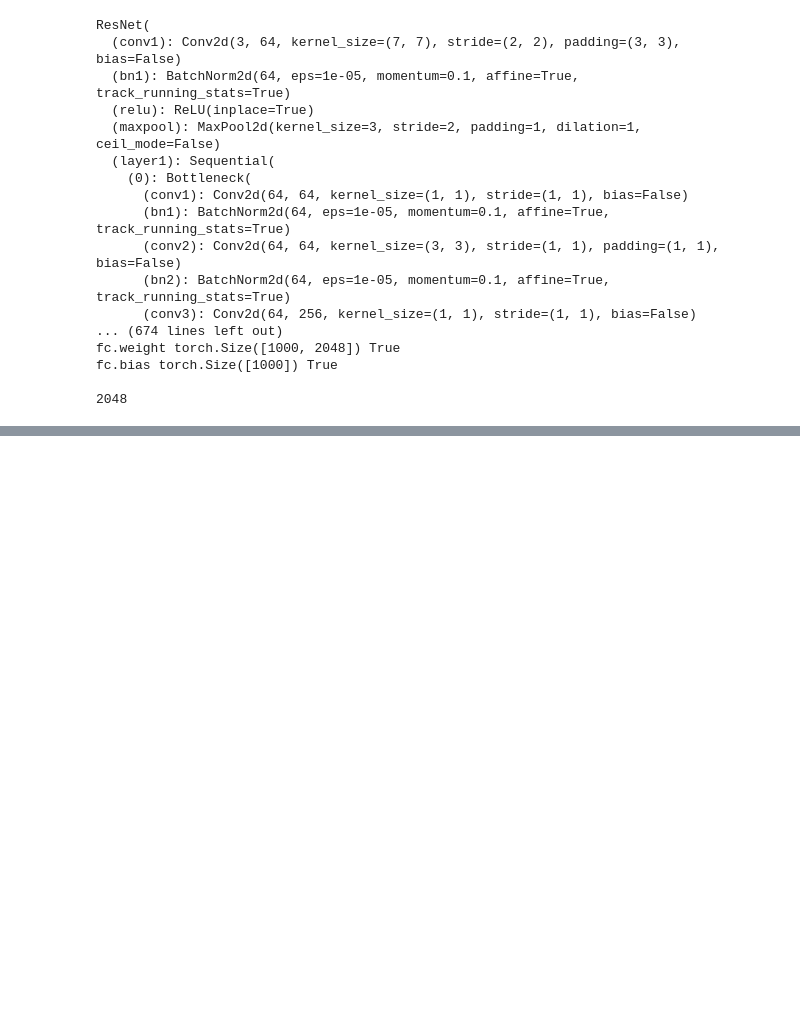
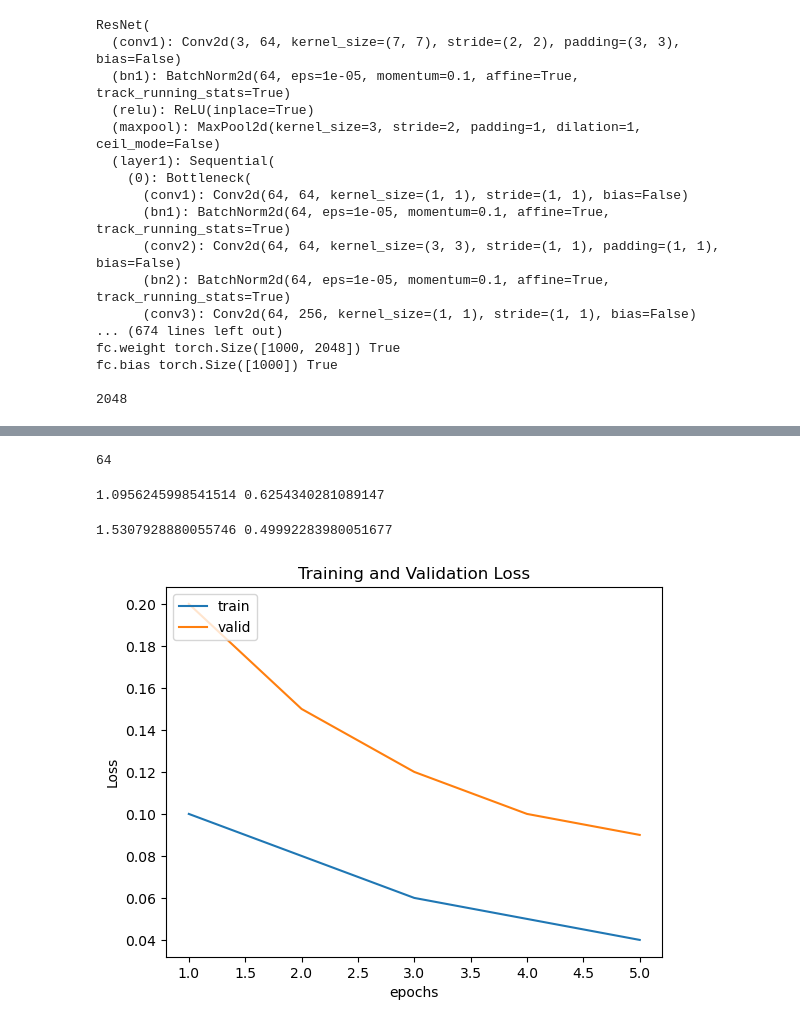
Before and after one commit to mh-charlie-ho/pytorch_learning, a Jupyter notebook: demo.ipynb, the cells around one changed output, grey strips where cells are left out. Cells and saved outputs as stored; diff of their text form; code cells hidden in the pictures; blank space fills up the shorter version.

```diff
--- a/demo.ipynb
+++ b/demo.ipynb
@@ -292 +307,7 @@ tensor([[ 0.0537, -0.0356, -0.0554,  0.1194, -0.0502,  0.0140, -0.0597,  0.0495,
        grad_fn=<AddmmBackward0>)
+# %%
+# because the DataLoader is iterable obj, it can not index directly.
+data, label = next(iter(train_loader))
+len(label)  # batch size 64
+# %% [output]
+64
@@ -292,0 +398,32 @@ tensor([[ 0.0537, -0.0356, -0.0554,  0.1194, -0.0502,  0.0140, -0.0597,  0.0495,
+# %%
+# debug "train" function
+criterion = nn.CrossEntropyLoss(reduction="mean") # here, we can control how to "sum" the loss in a batch
+"""
+When reduction="none", it means PyTorch will not automatically aggregate the loss values.
+Instead, it returns the loss for each individual sample, allowing us to decide how to combine them manually.
+
+ex: we can compute a weighted sum of the losses:
+loss = criterion(output, target)
+print(loss)  # tensor([0.4170, 1.6447])
+weights = torch.tensor([0.3, 0.7])
+loss_weighted = (loss * weights).sum() / weights.sum()
+"""
+optimizer = optim.Adam(model.parameters(), lr=0.01)
+
+loss, acc = train(
+    model,
+    criterion,
+    optimizer,
+    train_loader,
+    epoch=1,
+    # "epoch" is a conceptual term that describes how many times the model sees the full dataset.
+    # It is not used automatically by the API; you have to use it yourself in the training loop.
+    total_epochs=1,
+    batch_size=batch_size,
+)
+
+print(loss, acc)
+# acc's max is 1
+# loss is unlimited, depends on loss computation
+# %% [output]
+1.0956245998541514 0.6254340281089147
@@ -292,0 +455,34 @@ tensor([[ 0.0537, -0.0356, -0.0554,  0.1194, -0.0502,  0.0140, -0.0597,  0.0495,
+# %%
+# debug "valid" function
+criterion = nn.CrossEntropyLoss()
+loss, acc = valid(
+    model,
+    criterion,
+    valid_loader,
+    epoch=1,
+    total_epochs=1,
+    batch_size=batch_size
+)
+
+print(loss, acc)
+# %% [output]
+1.5307928880055746 0.49992283980051677
+# %%
+def Plot(title, ylabel, epochs, train_loss, valid_loss):
+    plt.figure()
+    plt.title(title)
+    plt.xlabel('epochs')
+    plt.ylabel(ylabel)
+    plt.plot(epochs, train_loss)
+    plt.plot(epochs, valid_loss)
+    plt.legend(['train', 'valid'], loc='upper left')
+
+# debug "Plot" function
+debug_epochs = [1, 2, 3, 4, 5]
+debug_train_loss = [0.1, 0.08, 0.06, 0.05, 0.04]
+debug_valid_loss = [0.2, 0.15, 0.12, 0.1, 0.09]
+
+Plot("Training and Validation Loss", 'Loss', debug_epochs, debug_train_loss, debug_valid_loss)
+plt.show()
+# %% [output]
+[figure, added]
```
Also changed, not shown: parts of 14 cells of this notebook, 1 other file.
